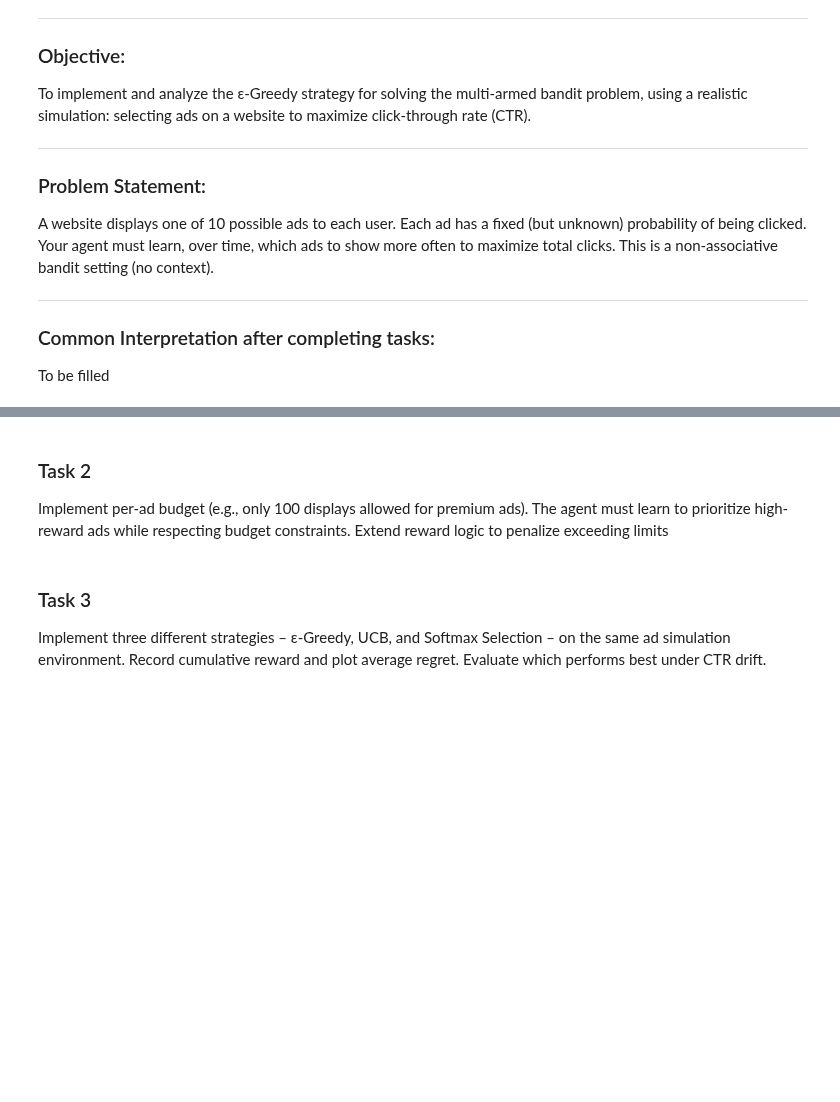
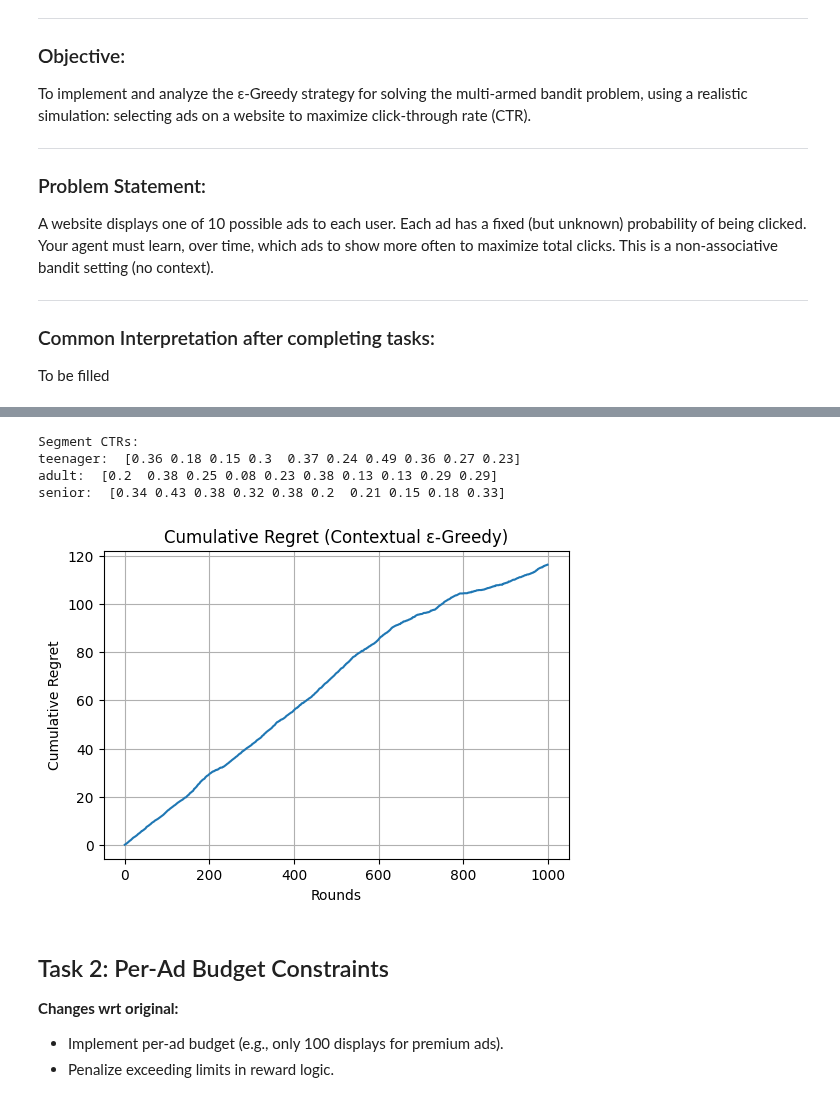
Before and after one commit to S-Prasad-M/Reinforcement-Lab-Exps, a Jupyter notebook: RL_Lab2_Work.ipynb, the cells around one changed output, grey strips where cells are left out. Cells and saved outputs as stored; diff of their text form; code cells hidden in the pictures; blank space fills up the shorter version.

```diff
--- a/RL_Lab2_Work.ipynb
+++ b/RL_Lab2_Work.ipynb
@@ -393,6 +129,62 @@ TypeError: 'builtin_function_or_method' object is not subscriptable
+# %%
+# Simulate user segments
+segments = ['teenager', 'adult', 'senior']
+n_arms = 10
+np.random.seed(123)
+segment_ctrs = {seg: np.random.uniform(0.05, 0.5, n_arms) for seg in segments}
+print("Segment CTRs:")
+for seg in segments:
+    print(f"{seg}: ", np.round(segment_ctrs[seg], 2))
+
+class ContextualEpsilonGreedyAgent:
+    def __init__(self, n_arms, epsilon, segments):
+        self.n_arms = n_arms
+        self.epsilon = epsilon
+        self.segments = segments
+        self.counts = {seg: np.zeros(n_arms) for seg in segments}
+        self.values = {seg: np.zeros(n_arms) for seg in segments}
+        self.total_reward = 0
+    def select_action(self, segment):
+        if np.random.rand() < self.epsilon:
+            return np.random.randint(self.n_arms)
+        else:
+            return np.argmax(self.values[segment])
+    def update(self, segment, action, reward):
+        self.counts[segment][action] += 1
+        self.values[segment][action] += (reward - self.values[segment][action]) / self.counts[segment][action]
+        self.total_reward += reward
+
+def simulate_contextual_bandit(segment_ctrs, epsilon, n_rounds=1000):
+    agent = ContextualEpsilonGreedyAgent(n_arms, epsilon, segments)
+    regrets = []
+    for t in range(n_rounds):
+        segment = np.random.choice(segments)
+        action = agent.select_action(segment)
+        reward = np.random.rand() < segment_ctrs[segment][action]
+        agent.update(segment, action, reward)
+        optimal_arm = np.argmax(segment_ctrs[segment])
+        regret = segment_ctrs[segment][optimal_arm] - segment_ctrs[segment][action]
+        regrets.append(regret)
+    return agent, np.cumsum(regrets)
+
+# Run simulation
+epsilon = 0.1
+agent_ctx, regrets_ctx = simulate_contextual_bandit(segment_ctrs, epsilon)
+plt.figure(figsize=(6,4))
+plt.plot(regrets_ctx)
+plt.title('Cumulative Regret (Contextual ε-Greedy)')
+plt.xlabel('Rounds')
+plt.ylabel('Cumulative Regret')
+plt.grid(True)
+plt.show()
+# %% [output]
+Segment CTRs:
+teenager:  [0.36 0.18 0.15 0.3  0.37 0.24 0.49 0.36 0.27 0.23]
+adult:  [0.2  0.38 0.25 0.08 0.23 0.38 0.13 0.13 0.29 0.29]
+senior:  [0.34 0.43 0.38 0.32 0.38 0.2  0.21 0.15 0.18 0.33]
+[figure, added]
 # %% [markdown]
-### Task 2
-Implement per-ad budget (e.g., only 100 displays allowed for premium ads). The agent must learn to prioritize high-reward ads while respecting budget constraints. Extend reward logic to penalize exceeding limits
+## Task 2: Per-Ad Budget Constraints
+**Changes wrt original:**
+- Implement per-ad budget (e.g., only 100 displays for premium ads).
+- Penalize exceeding limits in reward logic.
-# %% [markdown]
-### Task 3
-Implement three different strategies – ε-Greedy, UCB, and Softmax Selection – on the same ad simulation environment. Record cumulative reward and plot average regret. Evaluate which performs best under CTR drift.
```
Also changed, not shown: parts of 9 cells of this notebook, 1 other file.
